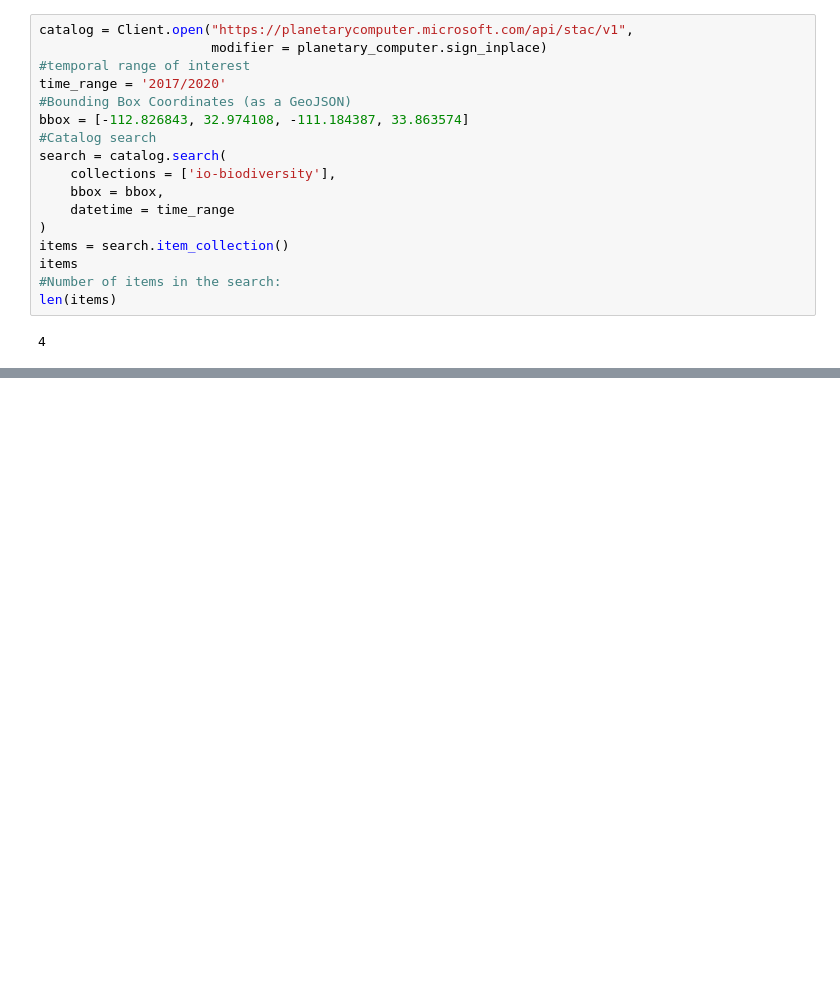
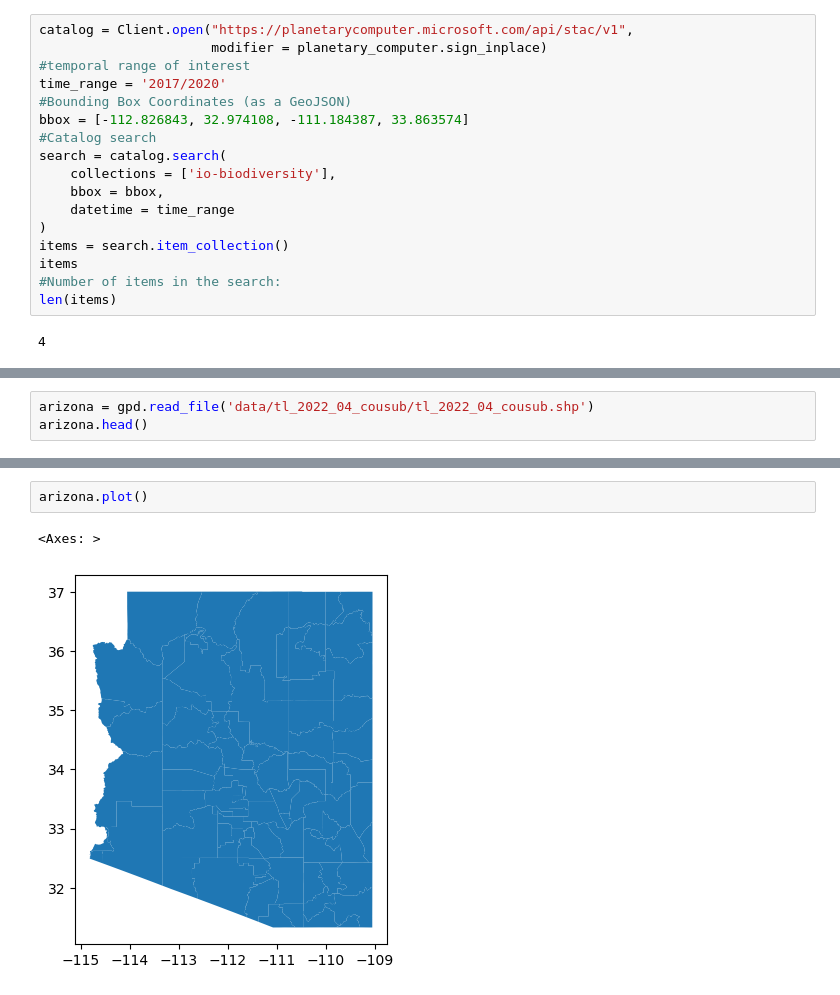
Before and after one commit to kateebeckerr/biodiversity_index_phoenix, a Jupyter notebook: phoenix_biodiversity.ipynb, the cells around one changed output, grey strips where cells are left out. Drawn from its saved outputs; the diff is of its cells as text; blank space fills up the shorter version.

Commit message:
images

```diff
--- a/phoenix_biodiversity.ipynb
+++ b/phoenix_biodiversity.ipynb
@@ -40,0 +148,3 @@ len(items)
+# %%
+arizona = gpd.read_file('data/tl_2022_04_cousub/tl_2022_04_cousub.shp')
+arizona.head()
@@ -40,0 +158,5 @@ len(items)
+# %%
+arizona.plot()
+# %% [output]
+<Axes: >
+[figure, added]
```
Also changed, not shown: parts of 15 cells of this notebook.
